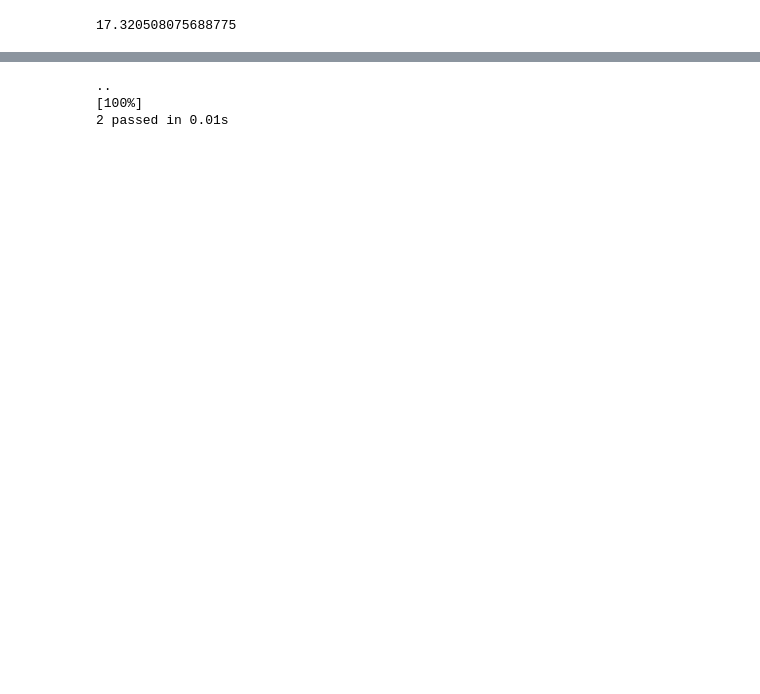
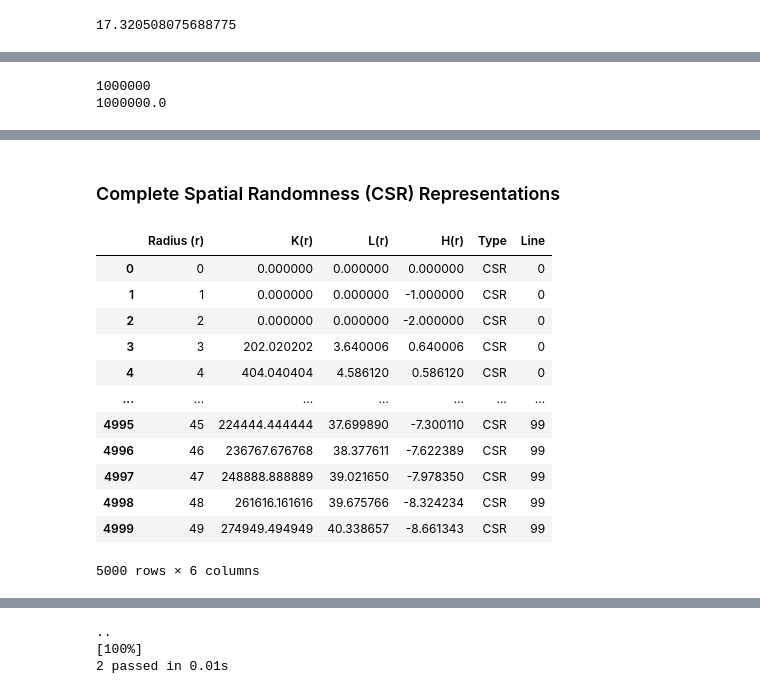
Before and after one commit to dkermany/mdspacer, a Jupyter notebook: ipynb/confocal_3D/Spatial3D.ipynb, the cells around one changed output, grey strips where cells are left out. Drawn from its saved outputs; the diff is of its cells as text; code cells hidden in the pictures; blank space fills up the shorter version.

```diff
--- a/ipynb/confocal_3D/Spatial3D.ipynb
+++ b/ipynb/confocal_3D/Spatial3D.ipynb
@@ -90,6 +92,13 @@ ax.plot_wireframe(cx, cy, cz, color="gray", alpha=0.3)
 # %%
-# For this rectangular test case
+# For this rectangular test case, volume_mask is just an array of ones
 volume = 100*100*100
+volume_mask = np.ones((100, 100, 100))
+
+print(volume)
+print(volume_mask.sum())
+# %% [output]
+1000000
+1000000.0
 # %% [markdown]
 Ripley's K Estimators
 
@@ -99,7 +108,7 @@ Ripley's K Estimators
 
 ![equation](http://www.sciweavers.org/tex2img.php?eq=%5Cwidehat%7BH%7D%28r%29%3D%5Cwidehat%7BL%7D%28r%29-r&bc=White&fc=Black&im=jpg&fs=12&ff=arev&edit=0)
 # %%
-def ripley(points: np.ndarray, radii: list) -> tuple:
+def ripley(points: np.ndarray, radii: list, volume: float) -> tuple:
     """
     Calculate RipleyK spatial statistic on 3D point cloud
 
@@ -130,6 +139,11 @@ def ripley(points: np.ndarray, radii: list) -> tuple:
         e = f"Expected points array to have shape (None, 3), but got array with shape {points.shape}"
         raise ValueError(e)
 
+    # Check if the points array has at least 3 points
+    if points.shape[0] < 3:
+        e = f"Expected points array to have at least 3 points"
+        raise ValueError(e)
+
     # Check if radii is list-like or number-like
     if not isinstance(radii, (np.ndarray, list, int, float)):
         e = f"Expected {(np.ndarray, list, int, float)}, received {type(radii)}"
@@ -142,6 +156,8 @@ def ripley(points: np.ndarray, radii: list) -> tuple:
     ### Compute Ripley's K Statistic
 
     results = {"K": [], "L": [], "H": []}
+    tree = spatial.cKDTree(points)
+    N = points.shape[0]
 
     # Loop through each radius
     for radius in radii:
@@ -155,8 +171,12 @@ def ripley(points: np.ndarray, radii: list) -> tuple:
 
         # calculating Ripley's functions (K, L, H)
         K = nb_count * volume / (N * (N - 1))
-        L = ((3 / 4) * (K / np.pi)) ** (1 / 3)
+        L = ((3. / 4) * (K / np.pi)) ** (1. / 3)
         H = L - radius
+
+        # Verify K/L values positive
+        if K < 0 or L < 0:
+            raise ValueError(f"K/L values should not be negative. nb_count: {nb_count}, volume: {volume}, N: {N}")
 
         results["K"].append(K)
         results["L"].append(L)
@@ -172 +186,26 @@ rstats = pd.DataFrame([radii, K, L, H], index=["Radius (r)", "K(r)", "L(r)", "H(
+# %% [markdown]
+### Complete Spatial Randomness (CSR) Representations
+# %%
+CSR_data = []
+radii=np.arange(0, 50)
+for i in range(100):
+    CSR_points = stats.uniform.rvs(0, 100, (100,3))
+    K, L, H = ripley(CSR_points, radii, volume)
+    CSR_data += zip(radii, K, L, H, ["CSR"]*len(radii), [i]*len(radii))
+rstats = pd.DataFrame(CSR_data, columns=["Radius (r)", "K(r)", "L(r)", "H(r)", "Type", "Line"])
+rstats
+# %% [output]
+|  | Radius (r) | K(r) | L(r) | H(r) | Type | Line |
+| 0 | 0 | 0.000000 | 0.000000 | 0.000000 | CSR | 0 |
+| 1 | 1 | 0.000000 | 0.000000 | -1.000000 | CSR | 0 |
+| 2 | 2 | 0.000000 | 0.000000 | -2.000000 | CSR | 0 |
+| 3 | 3 | 202.020202 | 3.640006 | 0.640006 | CSR | 0 |
+| 4 | 4 | 404.040404 | 4.586120 | 0.586120 | CSR | 0 |
+| ... | ... | ... | ... | ... | ... | ... |
+| 4995 | 45 | 224444.444444 | 37.699890 | -7.300110 | CSR | 99 |
+| 4996 | 46 | 236767.676768 | 38.377611 | -7.622389 | CSR | 99 |
+| 4997 | 47 | 248888.888889 | 39.021650 | -7.978350 | CSR | 99 |
+| 4998 | 48 | 261616.161616 | 39.675766 | -8.324234 | CSR | 99 |
+| 4999 | 49 | 274949.494949 | 40.338657 | -8.661343 | CSR | 99 |
+5000 rows × 6 columns
 # %%
```
Also changed, not shown: parts of 13 cells of this notebook, 2 other files.
